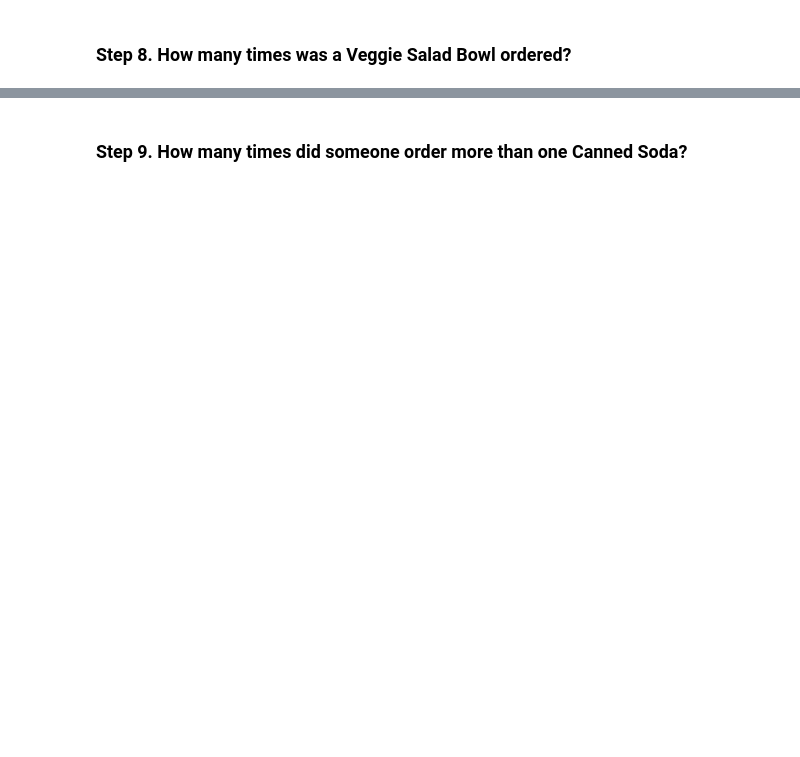
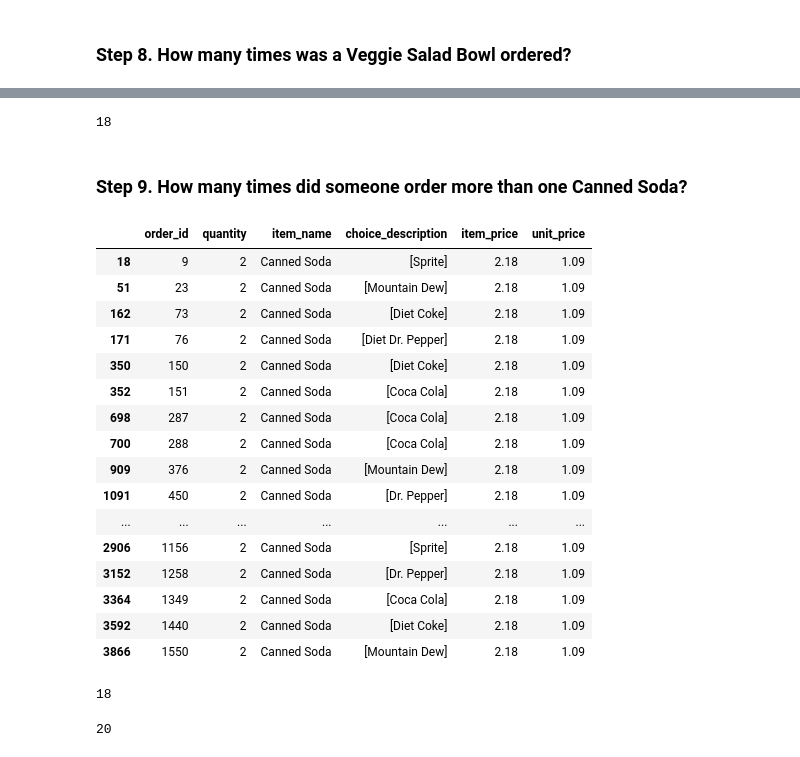
Before and after one commit to MNievas12/ds_thebridge_6_22, a Jupyter notebook: 2-Data_Analysis/2-Pandas/Práctica/2-Chipotle/Chipotle.ipynb, the cells around one changed output, grey strips where cells are left out. Saved outputs shown, nothing was run; the diff lists cells and outputs as text; code cells hidden in the pictures; blank space fills up the shorter version.

```diff
--- a/2-Data_Analysis/2-Pandas/Práctica/2-Chipotle/Chipotle.ipynb
+++ b/2-Data_Analysis/2-Pandas/Práctica/2-Chipotle/Chipotle.ipynb
@@ -165,2 +224,34 @@ chipo[['item_name','unit_price']]
+# %%
+len(chipo[chipo['item_name'] == "Veggie Salad Bowl"]['order_id'].unique())
+# %% [output]
+18
 # %% [markdown]
 ### Step 9. How many times did someone order more than one Canned Soda?
+# %%
+chipo[(chipo['item_name'] == "Canned Soda") & (chipo['quantity'] > 1)]
+# %% [output]
+|  | order_id | quantity | item_name | choice_description | item_price | unit_price |
+| 18 | 9 | 2 | Canned Soda | [Sprite] | 2.18 | 1.09 |
+| 51 | 23 | 2 | Canned Soda | [Mountain Dew] | 2.18 | 1.09 |
+| 162 | 73 | 2 | Canned Soda | [Diet Coke] | 2.18 | 1.09 |
+| 171 | 76 | 2 | Canned Soda | [Diet Dr. Pepper] | 2.18 | 1.09 |
+| 350 | 150 | 2 | Canned Soda | [Diet Coke] | 2.18 | 1.09 |
+| 352 | 151 | 2 | Canned Soda | [Coca Cola] | 2.18 | 1.09 |
+| 698 | 287 | 2 | Canned Soda | [Coca Cola] | 2.18 | 1.09 |
+| 700 | 288 | 2 | Canned Soda | [Coca Cola] | 2.18 | 1.09 |
+| 909 | 376 | 2 | Canned Soda | [Mountain Dew] | 2.18 | 1.09 |
+| 1091 | 450 | 2 | Canned Soda | [Dr. Pepper] | 2.18 | 1.09 |
+| ... | ... | ... | ... | ... | ... | ... |
+| 2906 | 1156 | 2 | Canned Soda | [Sprite] | 2.18 | 1.09 |
+| 3152 | 1258 | 2 | Canned Soda | [Dr. Pepper] | 2.18 | 1.09 |
+| 3364 | 1349 | 2 | Canned Soda | [Coca Cola] | 2.18 | 1.09 |
+| 3592 | 1440 | 2 | Canned Soda | [Diet Coke] | 2.18 | 1.09 |
+| 3866 | 1550 | 2 | Canned Soda | [Mountain Dew] | 2.18 | 1.09 |
+# %%
+len(chipo[(chipo['item_name'] == "Canned Soda") & (chipo['quantity'] > 1)]['order_id'].unique())
+# %% [output]
+18
+# %%
+len(chipo[(chipo['item_name'] == "Canned Soda") & (chipo['quantity'] > 1)]['order_id'])
+# %% [output]
+20
```
Also changed, not shown: parts of 12 cells of this notebook.
